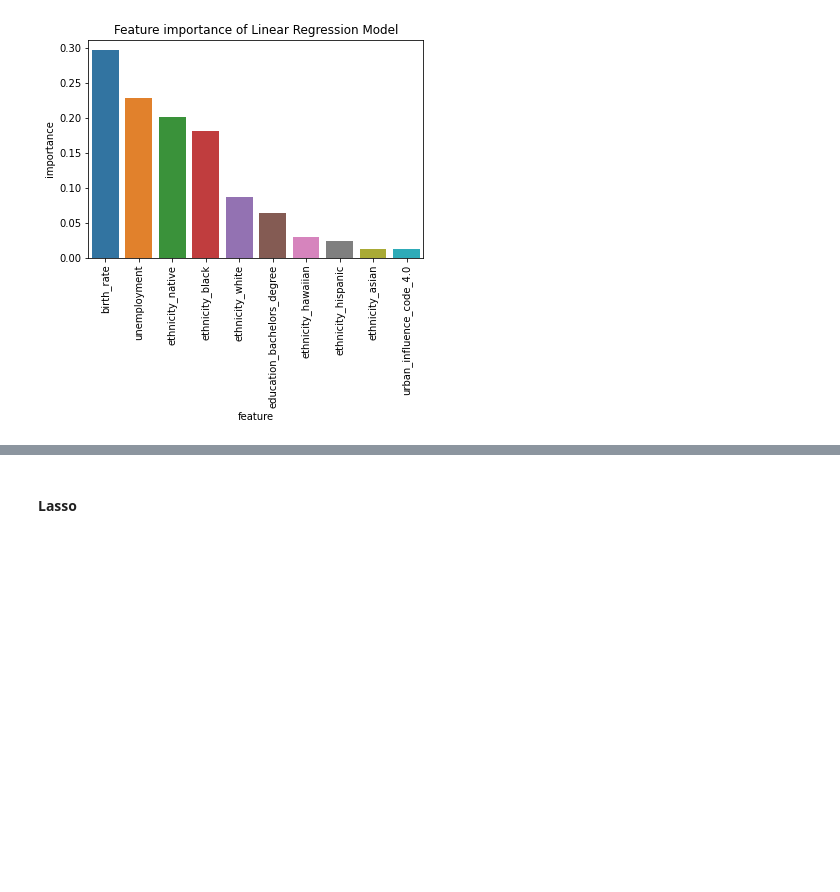
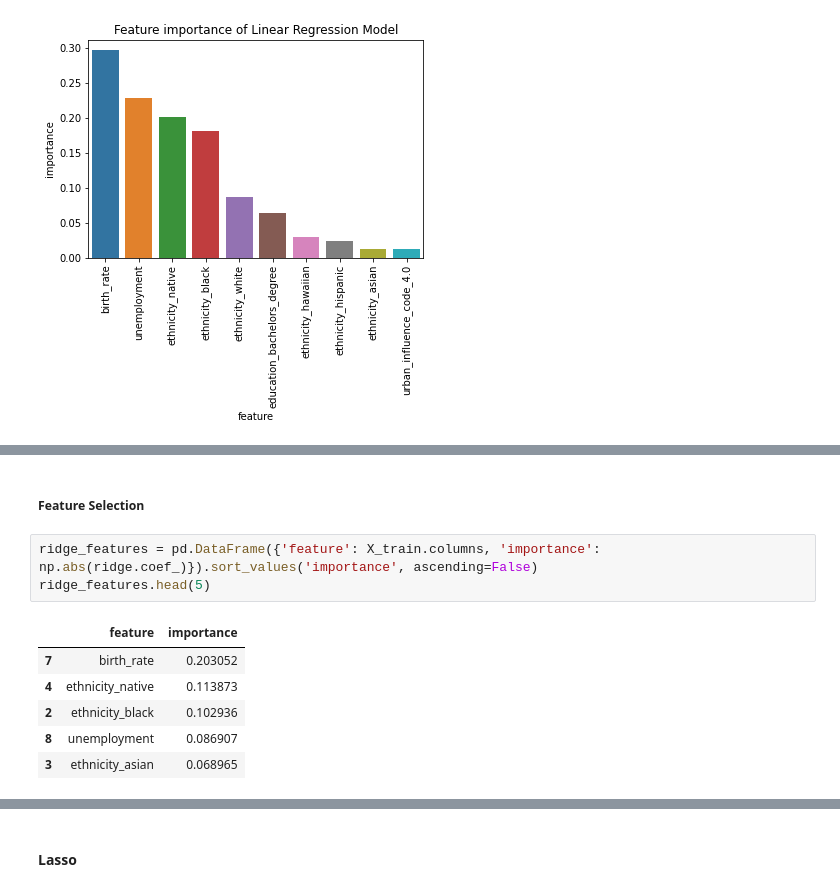
Before and after one commit to kuruparans/covid19-vaccine-hesitancy-analysis, a Jupyter notebook: statistical-modelling.ipynb, the cells around one changed output, grey strips where cells are left out. Cells and saved outputs as stored; diff of their text form; blank space fills up the shorter version.

```diff
--- a/statistical-modelling.ipynb
+++ b/statistical-modelling.ipynb
@@ -258,0 +269,12 @@ _ = plt.xticks(rotation=90)
+# %% [markdown]
+##### Feature Selection
+# %%
+ridge_features = pd.DataFrame({'feature': X_train.columns, 'importance': np.abs(ridge.coef_)}).sort_values('importance', ascending=False)
+ridge_features.head(5)
+# %% [output]
+|  | feature | importance |
+| 7 | birth_rate | 0.203052 |
+| 4 | ethnicity_native | 0.113873 |
+| 2 | ethnicity_black | 0.102936 |
+| 8 | unemployment | 0.086907 |
+| 3 | ethnicity_asian | 0.068965 |
```
Also changed, not shown: parts of 9 cells of this notebook.
